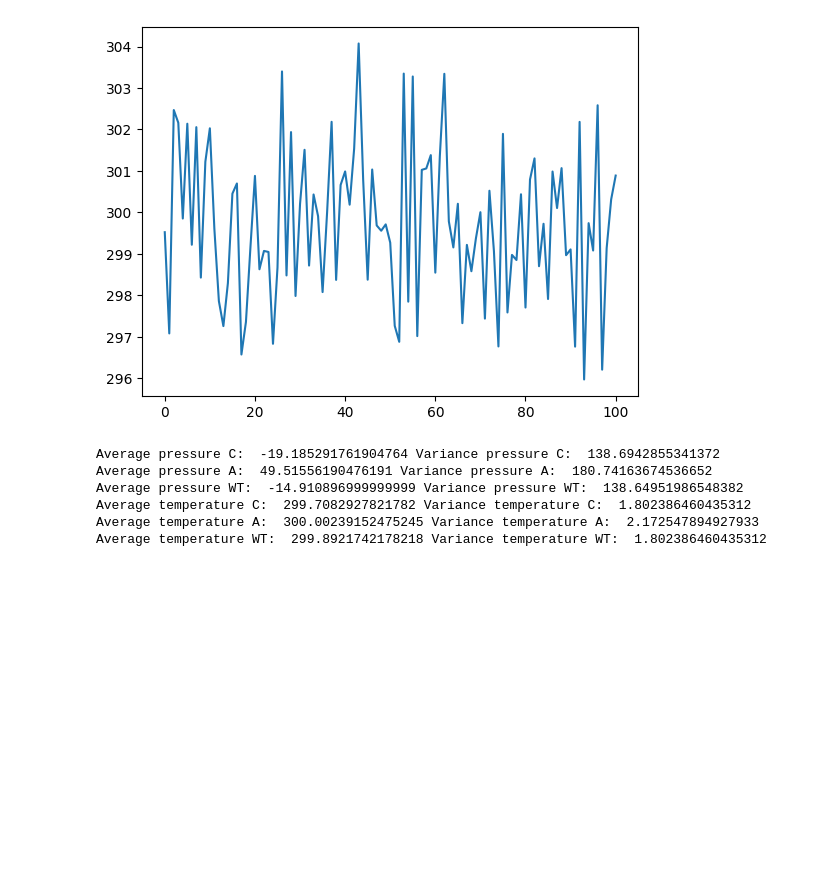
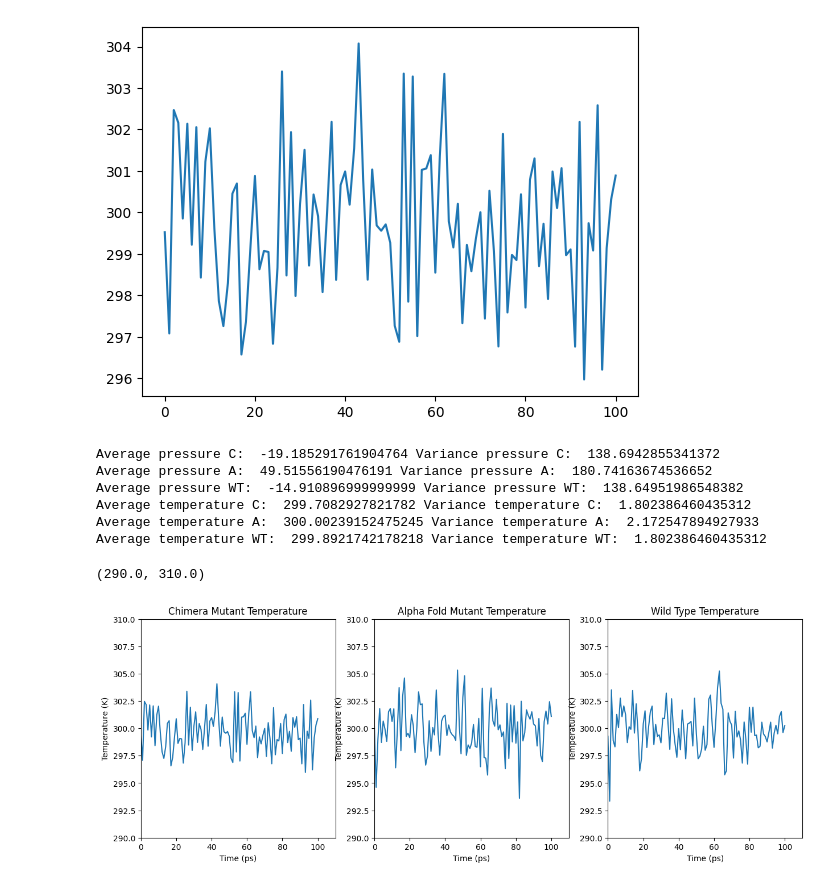
Before and after one commit to Marte2101/Biophysics, a Jupyter notebook: Plot_pot_energy_temp.ipynb, the cells around one changed output. Saved outputs shown, nothing was run; the diff lists cells and outputs as text; code cells hidden in the pictures; blank space fills up the shorter version.

```diff
--- a/Plot_pot_energy_temp.ipynb
+++ b/Plot_pot_energy_temp.ipynb
@@ -97,3 +97,34 @@ Average pressure WT:  -14.910896999999999 Variance pressure WT:  138.64951986548
 Average temperature C:  299.7082927821782 Variance temperature C:  1.802386460435312
 Average temperature A:  300.00239152475245 Variance temperature A:  2.172547894927933
 Average temperature WT:  299.8921742178218 Variance temperature WT:  1.802386460435312
+# %%
+z, dataz = np.loadtxt('/home/C_temp.xvg',comments=["#", "@"], unpack = True)
+z1, dataz1 = np.loadtxt('/home/A_temp.xvg',comments=["#", "@"], unpack  = True)
+z2, dataz2= np.loadtxt('/home/wt_temperature.xvg', comments=["#","@"], unpack = True)
+
+fig, axs = plt.subplots(nrows=1, ncols=3, figsize=(15, 5))
+
+plt.subplot(1,3,1)
+plt.plot(z, dataz)
+plt.title("Chimera Mutant Temperature")
+axs[0].set_xlabel('Time (ps)')
+axs[0].set_ylabel('Temperature (K)')
+axs[0].set_xlim(0, 110)
+axs[0].set_ylim(290, 310)
+plt.subplot(1,3,2)
+plt.plot(z1, dataz1)
+plt.title("Alpha Fold Mutant Temperature")
+axs[1].set_xlabel('Time (ps)')
+axs[1].set_ylabel('Temperature (K)')
+axs[1].set_xlim(0, 110)
+axs[1].set_ylim(290, 310)
+plt.subplot(1,3,3)
+plt.plot(z2, dataz2)
+plt.title("Wild Type Temperature")
+axs[2].set_xlabel('Time (ps)')
+axs[2].set_ylabel('Temperature (K)')
+axs[2].set_xlim(0, 110)
+axs[2].set_ylim(290, 310)
+# %% [output]
+(290.0, 310.0)
+[figure, added]
```
Also changed, not shown: parts of 2 cells of this notebook.
